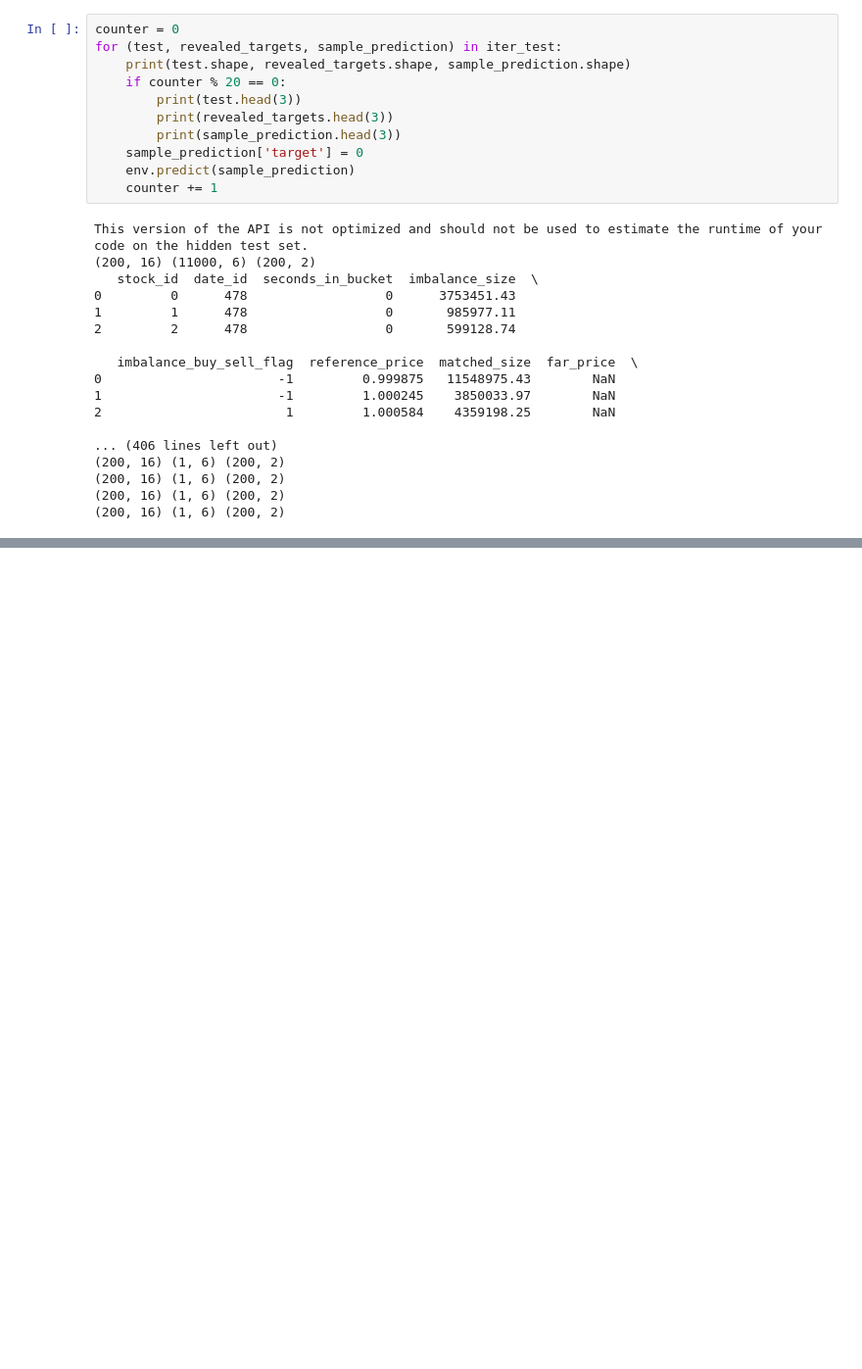
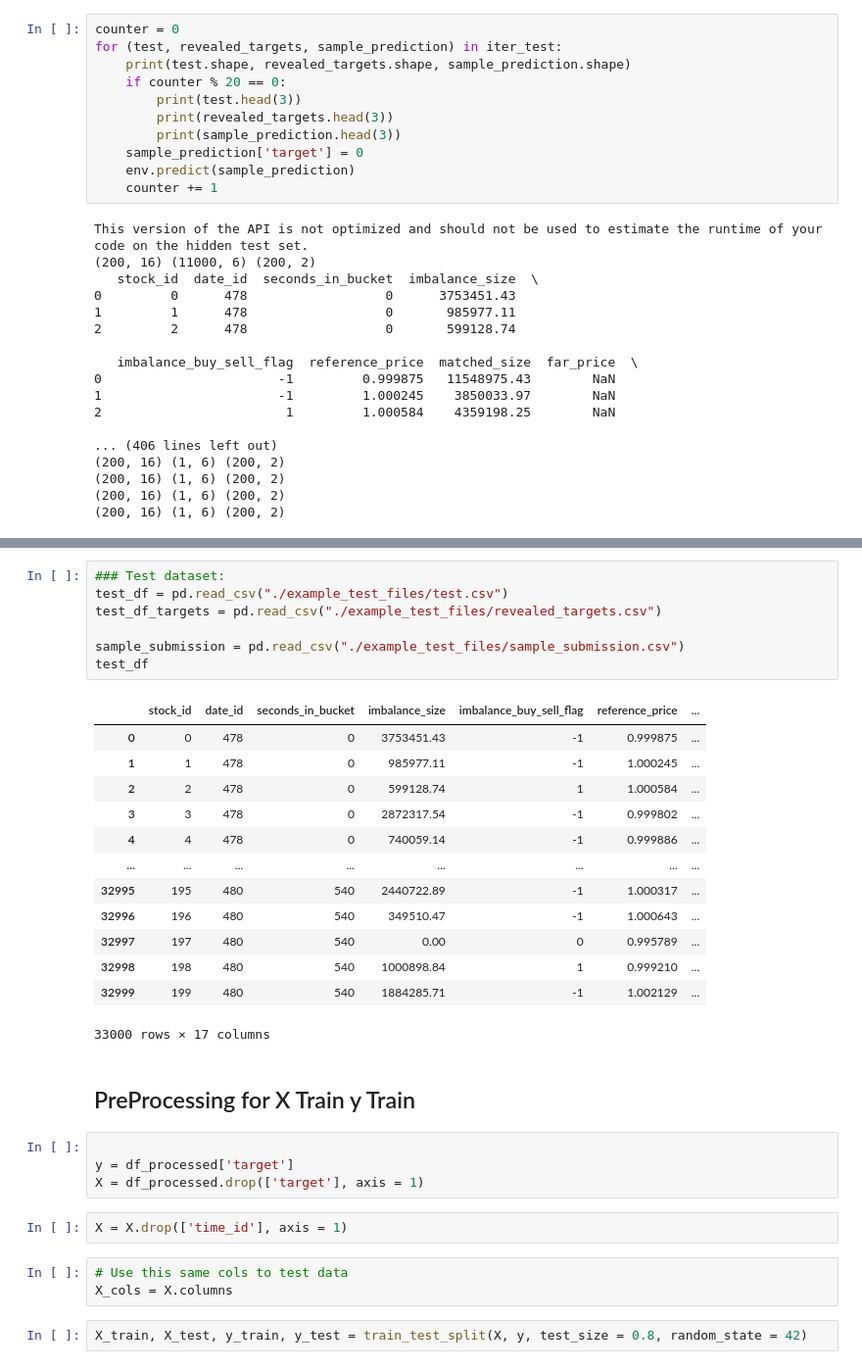
Before and after one commit to KingBoomie/ml2023-project, a Jupyter notebook: kaggle-submission.ipynb, the cells around one changed output, grey strips where cells are left out. Shown: that part at 98% size. Saved outputs shown, nothing was run; the diff lists cells and outputs as text; blank space fills up the shorter version.

Commit message:
add kaggle submission notebook

```diff
--- a/kaggle-submission.ipynb
+++ b/kaggle-submission.ipynb
@@ -59,0 +205,34 @@ This version of the API is not optimized and should not be used to estimate the
+# %%
+### Test dataset:
+test_df = pd.read_csv("./example_test_files/test.csv")
+test_df_targets = pd.read_csv("./example_test_files/revealed_targets.csv")
+
+sample_submission = pd.read_csv("./example_test_files/sample_submission.csv")
+test_df
+# %% [output]
+|  | stock_id | date_id | seconds_in_bucket | imbalance_size | imbalance_buy_sell_flag | reference_price | ... |
+| 0 | 0 | 478 | 0 | 3753451.43 | -1 | 0.999875 | ... |
+| 1 | 1 | 478 | 0 | 985977.11 | -1 | 1.000245 | ... |
+| 2 | 2 | 478 | 0 | 599128.74 | 1 | 1.000584 | ... |
+| 3 | 3 | 478 | 0 | 2872317.54 | -1 | 0.999802 | ... |
+| 4 | 4 | 478 | 0 | 740059.14 | -1 | 0.999886 | ... |
+| ... | ... | ... | ... | ... | ... | ... | ... |
+| 32995 | 195 | 480 | 540 | 2440722.89 | -1 | 1.000317 | ... |
+| 32996 | 196 | 480 | 540 | 349510.47 | -1 | 1.000643 | ... |
+| 32997 | 197 | 480 | 540 | 0.00 | 0 | 0.995789 | ... |
+| 32998 | 198 | 480 | 540 | 1000898.84 | 1 | 0.999210 | ... |
+| 32999 | 199 | 480 | 540 | 1884285.71 | -1 | 1.002129 | ... |
+33000 rows × 17 columns
+# %% [markdown]
+## PreProcessing for X Train y Train
+# %%
+
+y = df_processed['target']
+X = df_processed.drop(['target'], axis = 1)
+# %%
+X = X.drop(['time_id'], axis = 1)
+# %%
+# Use this same cols to test data
+X_cols = X.columns
+# %%
+X_train, X_test, y_train, y_test = train_test_split(X, y, test_size = 0.8, random_state = 42)
```
Also changed, not shown: parts of 26 cells of this notebook.
